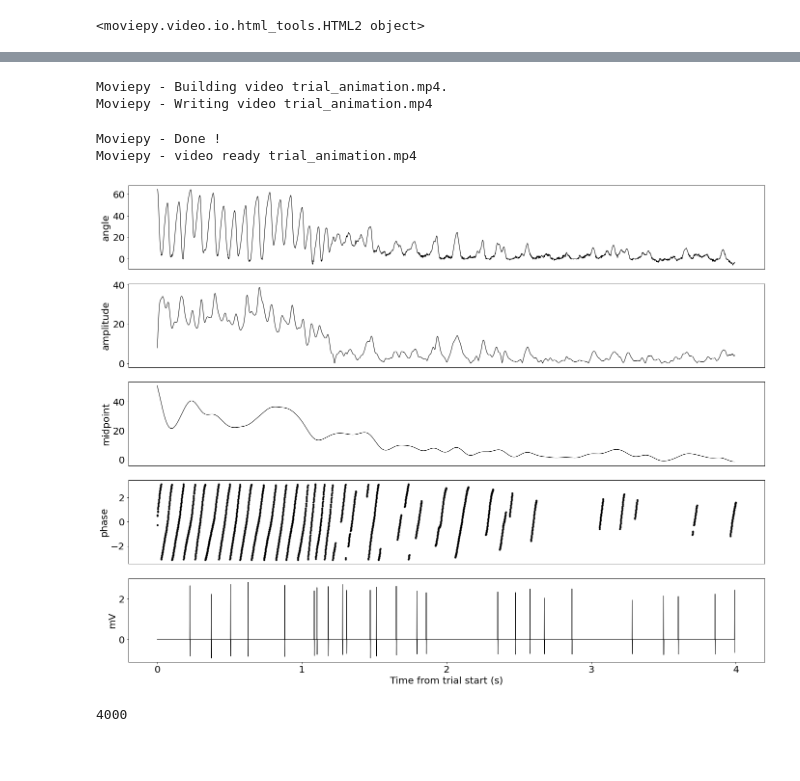
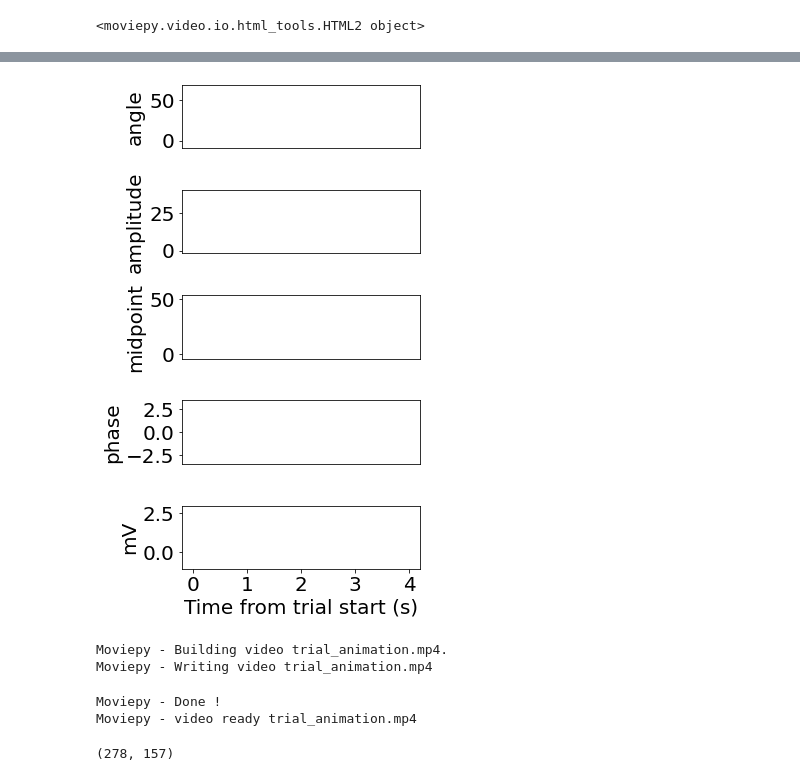
Before and after one commit to jacheung/bookshelf, a Jupyter notebook: Matlab/build_trial_movie.ipynb, the cells around one changed output, grey strips where cells are left out. Drawn from its saved outputs; the diff is of its cells as text; code cells hidden in the pictures; blank space fills up the shorter version.

Commit message:
draft of video with trial time-series traces added

```diff
--- a/Matlab/build_trial_movie.ipynb
+++ b/Matlab/build_trial_movie.ipynb
@@ -20,6 +20,7 @@ video = VideoFileClip("test_video.mp4",  audio=False)
 # %%
-updated_video = mpy.video.fx.all.speedx(video,final_duration = 30)
-updated_video.ipython_display(maxduration = 200)
+video_clip = mpy.video.fx.all.speedx(video_clip,final_duration = video_duration)
+video_clip = mpy.video.fx.all.rotate(video_clip, -90, unit='deg')
+video_clip.ipython_display(maxduration = 200)
 # %% [output]
 Moviepy - Building video __temp__.mp4.
 Moviepy - Writing video __temp__.mp4
@@ -46,49 +44,63 @@ y3 = ds['phase'][:,trial]
 y4 = ds['spikes_trace'][:,trial]
 # %%
 # top level definitions
-duration= 30 # duration of animation in seconds
-img_height = 15
-img_width = 20
+duration= updated_video.duration # duration of animation in seconds
+my_dpi = 60 # find here https://www.infobyip.com/detectmonitordpi.php
+fig_size = np.array(updated_video.size)/my_dpi # time-series to match video size
 plt.rcParams.update({'font.size':20})
 
 # Set up plots for animation
-fig, ax = plt.subplots(5,1)
-fig.set_figheight(img_height)
-fig.set_figwidth(img_width)
+fig, ax = plt.subplots(5,1, figsize = (5,8))
+# fig.set_figheight(img_height)
+# fig.set_figwidth(img_width)
 l0, = ax[0].plot(x, y0, lw=1, c='k')
 l1, = ax[1].plot(x, y1, lw=1, c='k')
 l2, = ax[2].plot(x, y2, lw=1, c='k')
 l3, = ax[3].plot(x, y3, 'k.')
 l4, = ax[4].plot(x, y4, lw=1, c='k')
 
 labels = ['angle', 'amplitude', 'midpoint', 'phase', 'mV']
 for ix,k in enumerate(ax):
     ax[ix].set_xticks([])
     ax[ix].set_ylabel(labels[ix])
 ax[4].set_xticks([0,1000,2000,3000,4000])
 ax[4].set_xticklabels([0,1,2,3,4])
 ax[4].set_xlabel("Time from trial start (s)")
 fig.tight_layout()
 
 # Animate figure with moviepy
 def make_frames(t):
     t_idx = int((len(x)/duration) * t) #size of each step
     for idx,val in enumerate(ax):
         exec('l' + str(idx) + '.set_xdata(x[:t_idx])')
         exec('l' + str(idx) + '.set_ydata(y' + str(idx) +'[:t_idx])')
     return mplfig_to_npimage(fig)
 
-plotclip = VideoClip(make_frames, duration=duration)
-plotclip.write_videofile('trial_animation.mp4', fps=20, codec='libx264', ffmpeg_params = ['-preset', 'veryslow','-crf','17'])
+plot_clip = VideoClip(make_frames, duration=duration)
+# plotclip.write_videofile('trial_animation.mp4', fps=20, codec='libx264', ffmpeg_params = ['-preset', 'veryslow','-crf','17'])
 # plotclip.write_gif('trial_parameters.gif', fps=25)
 # plotclip.ipython_display(fps=20, loop=True, autoplay=True,progress_bar=False)
 # %% [output]
-Moviepy - Building video trial_animation.mp4.
-Moviepy - Writing video trial_animation.mp4
-Moviepy - Done !
-Moviepy - video ready trial_animation.mp4
-[figure, old version]
+[figure, new version]
-# %%
-len(x)
-# %% [output]
-4000
+# %%
+
+# final_clip = clips_array([[video_clip, video_clip],
+#                           [plot_clip, plot_clip]])
+
+final_clip = clips_array([[clip.margin(2, color=[255,255,255]) for clip in
+                [video_clip, plot_clip]]],
+                bg_color=[255,255,255])
+
+final_clip.write_videofile('trial_animation.mp4', fps=20, codec='libx264', ffmpeg_params = ['-preset', 'veryslow','-crf','17'])
+
+# final_clip.ipython_display(fps=20, loop=True, autoplay=True,progress_bar=False)
+# %% [output]
+Moviepy - Building video trial_animation.mp4.
+Moviepy - Writing video trial_animation.mp4
+Moviepy - Done !
+Moviepy - video ready trial_animation.mp4
+# %%
+print(plotclip.size)
+print()
+# %% [output]
+(278, 157)
```
Also changed, not shown: parts of 2 cells of this notebook, 2 other files.
